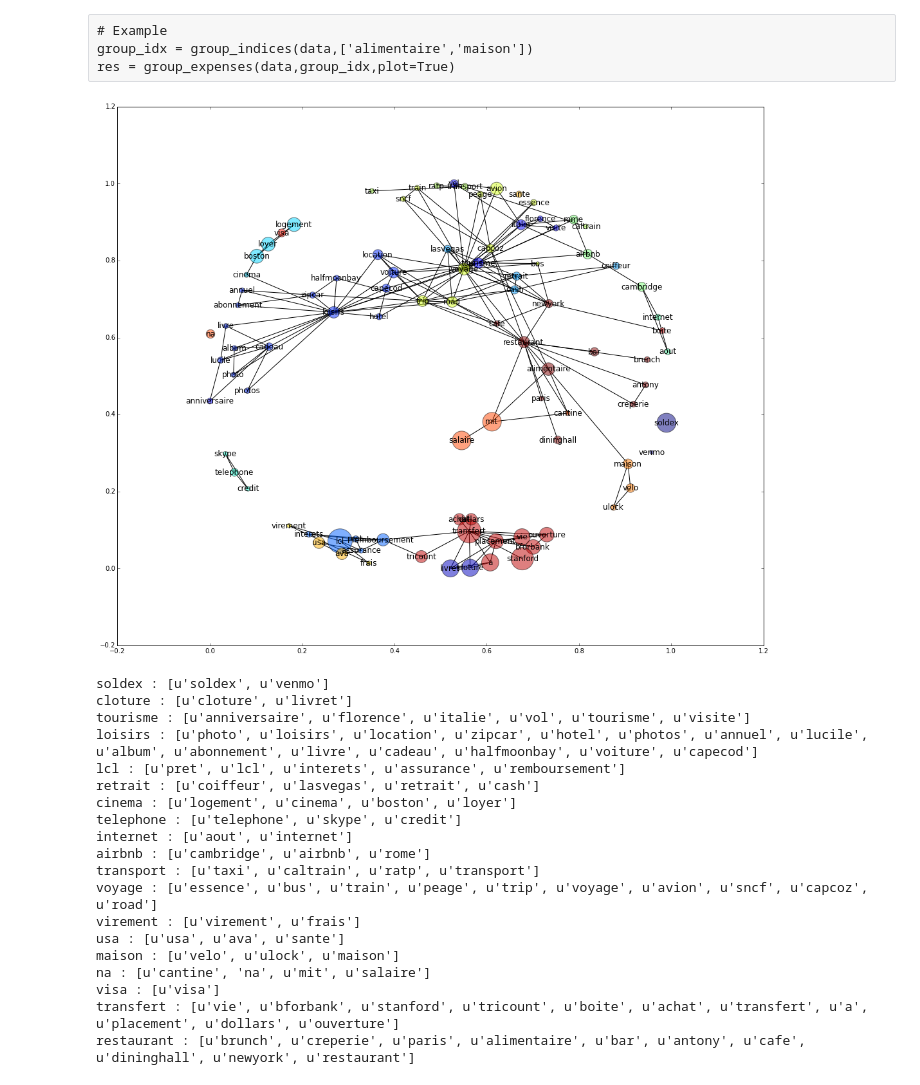
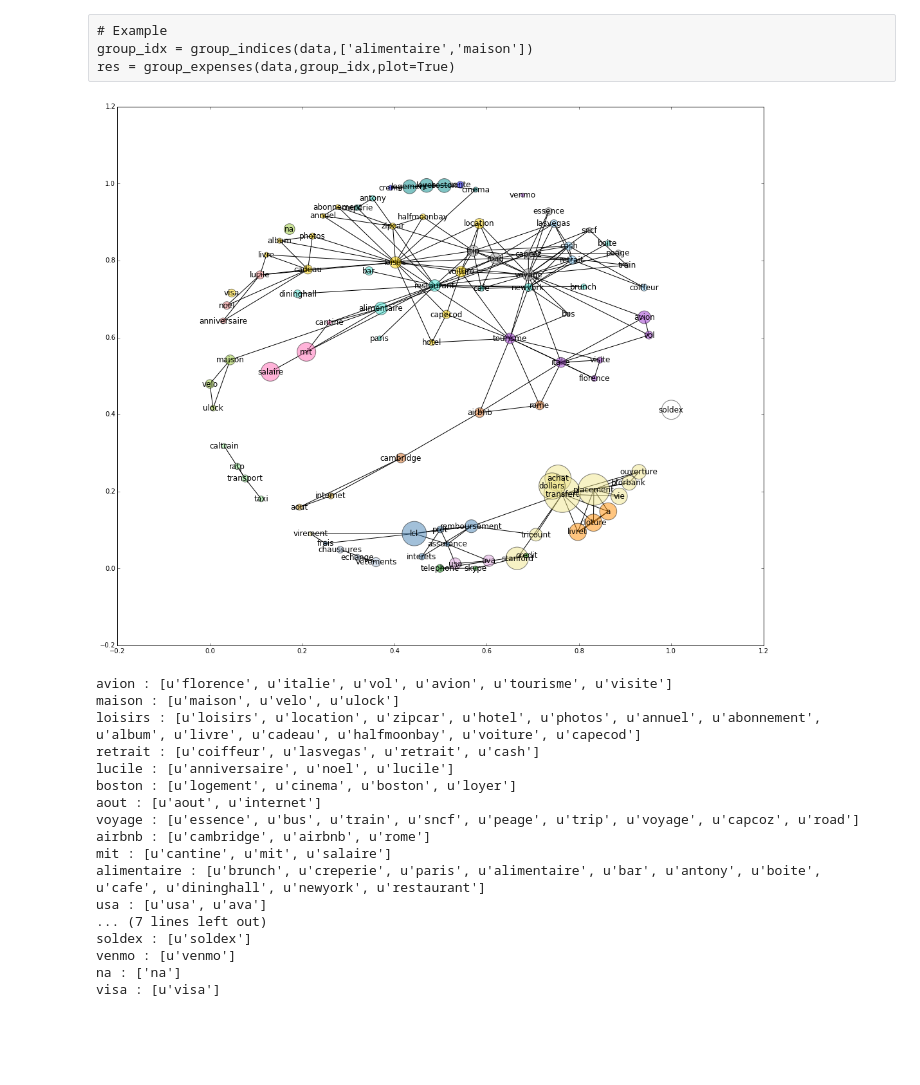
Before and after one commit to sds-dubois/ExpenseAnalyzer, a Jupyter notebook: Viz.ipynb, the cells around one changed output. Cells and saved outputs as stored; diff of their text form; code cells hidden in the pictures; blank space fills up the shorter version.

```diff
--- a/Viz.ipynb
+++ b/Viz.ipynb
@@ -20,32 +21,31 @@ data['df'][35:38]
 # Example
 group_idx = group_indices(data,['alimentaire','maison'])
 res = group_expenses(data,group_idx,plot=True)
-# %%
-cluster_labels = draw_graph(data)
-# %% [output]
-[figure, removed]
+# %%
+g,cluster_labels = cluster_keywords(data,cluster_preference=True,verbose=False)
+draw_graph(data,g,cluster_labels)
+# %% [output]
+[figure, added]
 # %%
 clusters = cluster_details(data,cluster_labels, plot=False, verbose=False)
 # %% [output]
-soldex : [u'soldex', u'venmo']
-cloture : [u'cloture', u'livret']
-tourisme : [u'anniversaire', u'florence', u'italie', u'vol', u'tourisme', u'visite']
-loisirs : [u'photo', u'loisirs', u'location', u'zipcar', u'hotel', u'photos', u'annuel', u'lucile', u'album', u'abonnement', u'livre', u'cadeau', u'halfmoonbay', u'voiture', u'capecod']
-lcl : [u'pret', u'lcl', u'interets', u'assurance', u'remboursement']
+avion : [u'florence', u'italie', u'vol', u'avion', u'tourisme', u'visite']
+maison : [u'maison', u'velo', u'ulock']
+loisirs : [u'loisirs', u'location', u'zipcar', u'hotel', u'photos', u'annuel', u'abonnement', u'album', u'livre', u'cadeau', u'halfmoonbay', u'voiture', u'capecod']
 retrait : [u'coiffeur', u'lasvegas', u'retrait', u'cash']
-cinema : [u'logement', u'cinema', u'boston', u'loyer']
-telephone : [u'telephone', u'skype', u'credit']
-internet : [u'aout', u'internet']
+lucile : [u'anniversaire', u'noel', u'lucile']
+boston : [u'logement', u'cinema', u'boston', u'loyer']
+aout : [u'aout', u'internet']
+voyage : [u'essence', u'bus', u'train', u'sncf', u'peage', u'trip', u'voyage', u'capcoz', u'road']
 airbnb : [u'cambridge', u'airbnb', u'rome']
-transport : [u'taxi', u'caltrain', u'ratp', u'transport']
-voyage : [u'essence', u'bus', u'train', u'peage', u'trip', u'voyage', u'avion', u'sncf', u'capcoz', u'road']
-virement : [u'virement', u'frais']
-usa : [u'usa', u'ava', u'sante']
-maison : [u'velo', u'ulock', u'maison']
-na : [u'cantine', 'na', u'mit', u'salaire']
+mit : [u'cantine', u'mit', u'salaire']
+alimentaire : [u'brunch', u'creperie', u'paris', u'alimentaire', u'bar', u'antony', u'boite', u'cafe', u'dininghall', u'newyork', u'restaurant']
+usa : [u'usa', u'ava']
+... (7 lines left out)
+soldex : [u'soldex']
+venmo : [u'venmo']
+na : ['na']
 visa : [u'visa']
-transfert : [u'vie', u'bforbank', u'stanford', u'tricount', u'boite', u'achat', u'transfert', u'a', u'placement', u'dollars', u'ouverture']
-restaurant : [u'brunch', u'creperie', u'paris', u'alimentaire', u'bar', u'antony', u'cafe', u'dininghall', u'newyork', u'restaurant']
 # %%
 to_hide = ['transfert','lcl']
 # %%
```
Also changed, not shown: parts of 6 cells of this notebook, 4 other files.
